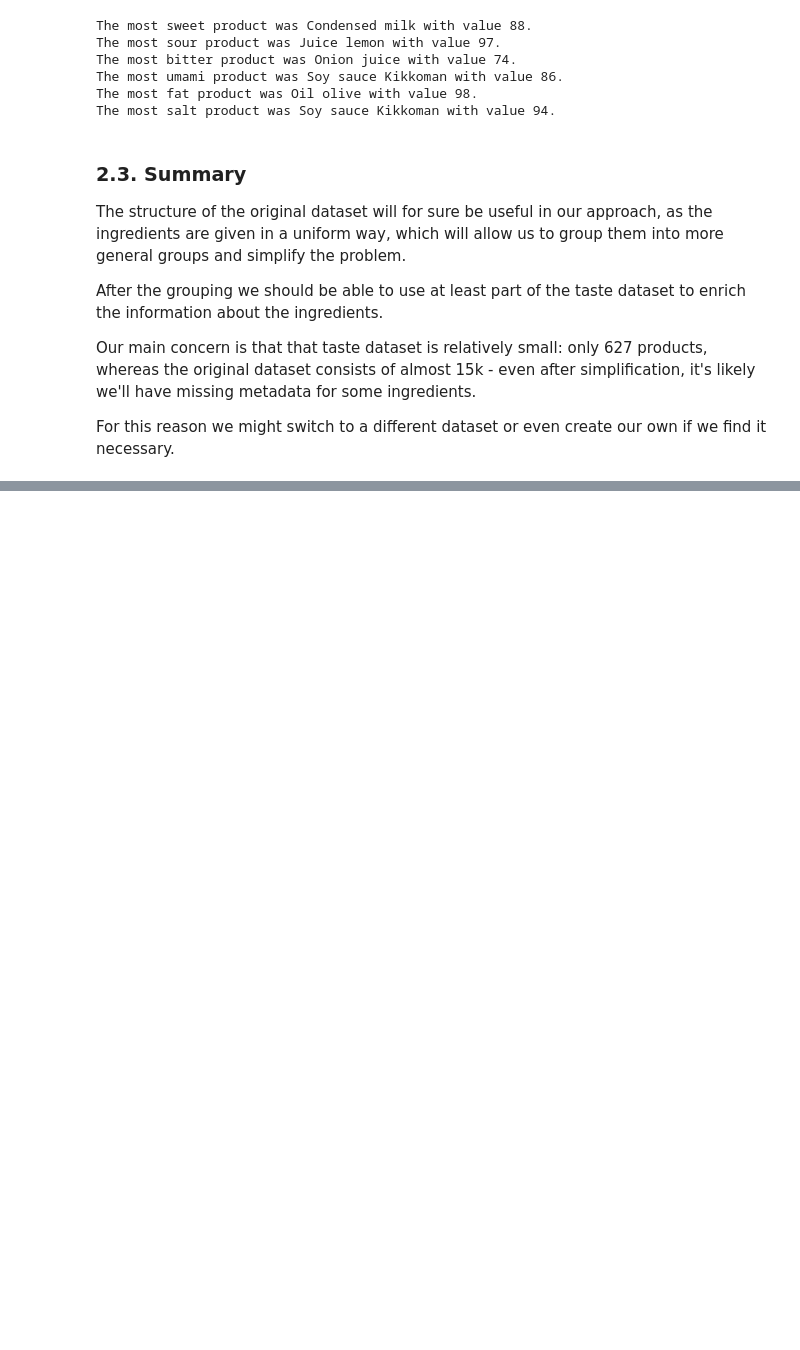
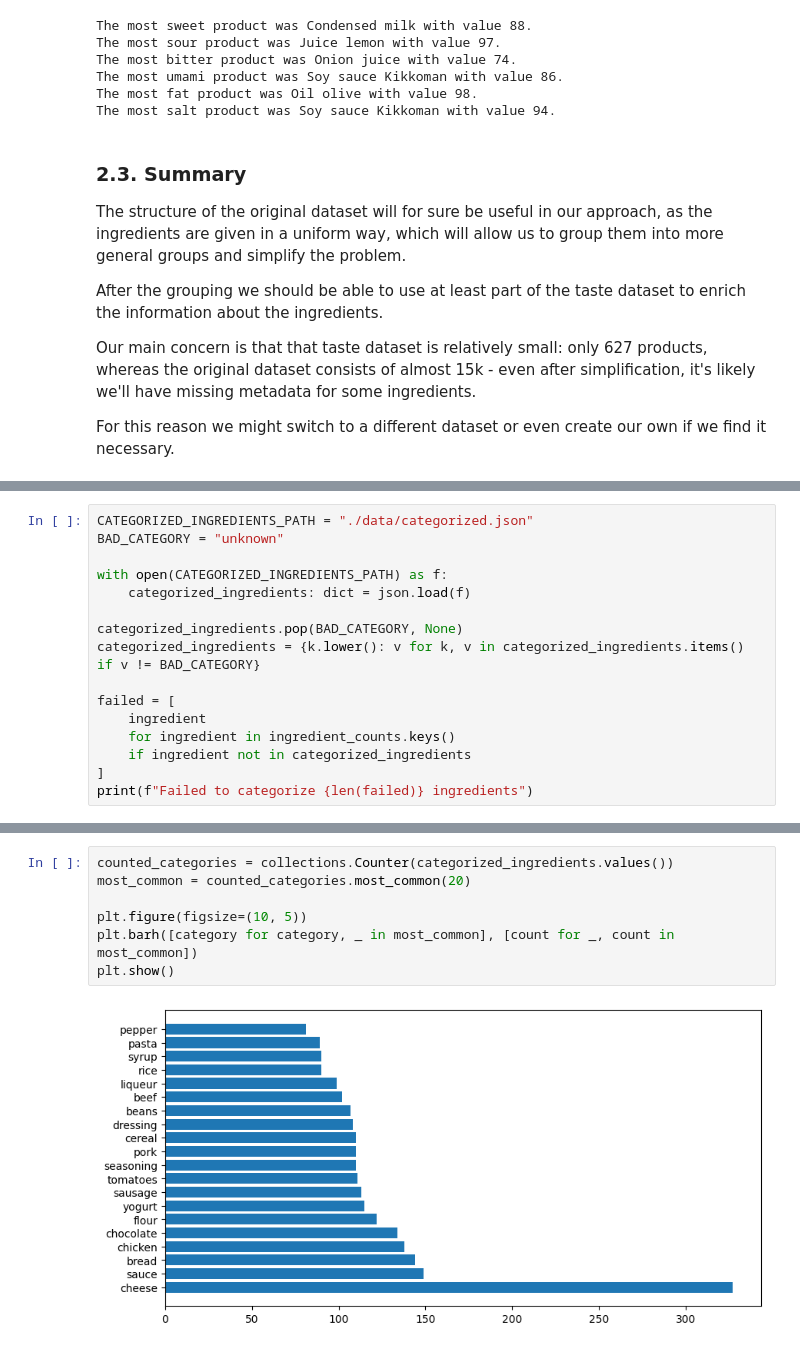
Before and after one commit to Tremirre/EaT-PIM-Revised, a Jupyter notebook: report.ipynb, the cells around one changed output, grey strips where cells are left out. Cells and saved outputs as stored; diff of their text form; blank space fills up the shorter version.

```diff
--- a/report.ipynb
+++ b/report.ipynb
@@ -283,0 +298,16 @@ For this reason we might switch to a different dataset or even create our own if
+# %%
+CATEGORIZED_INGREDIENTS_PATH = "./data/categorized.json"
+BAD_CATEGORY = "unknown"
+
+with open(CATEGORIZED_INGREDIENTS_PATH) as f:
+    categorized_ingredients: dict = json.load(f)
+
+categorized_ingredients.pop(BAD_CATEGORY, None)
+categorized_ingredients = {k.lower(): v for k, v in categorized_ingredients.items() if v != BAD_CATEGORY}
+
+failed = [
+    ingredient
+    for ingredient in ingredient_counts.keys()
+    if ingredient not in categorized_ingredients
+]
+print(f"Failed to categorize {len(failed)} ingredients")
@@ -283,0 +331,9 @@ For this reason we might switch to a different dataset or even create our own if
+# %%
+counted_categories = collections.Counter(categorized_ingredients.values())
+most_common = counted_categories.most_common(20)
+
+plt.figure(figsize=(10, 5))
+plt.barh([category for category, _ in most_common], [count for _, count in most_common])
+plt.show()
+# %% [output]
+[figure, added]
```
Also changed, not shown: parts of 19 cells of this notebook, 1 other file.
